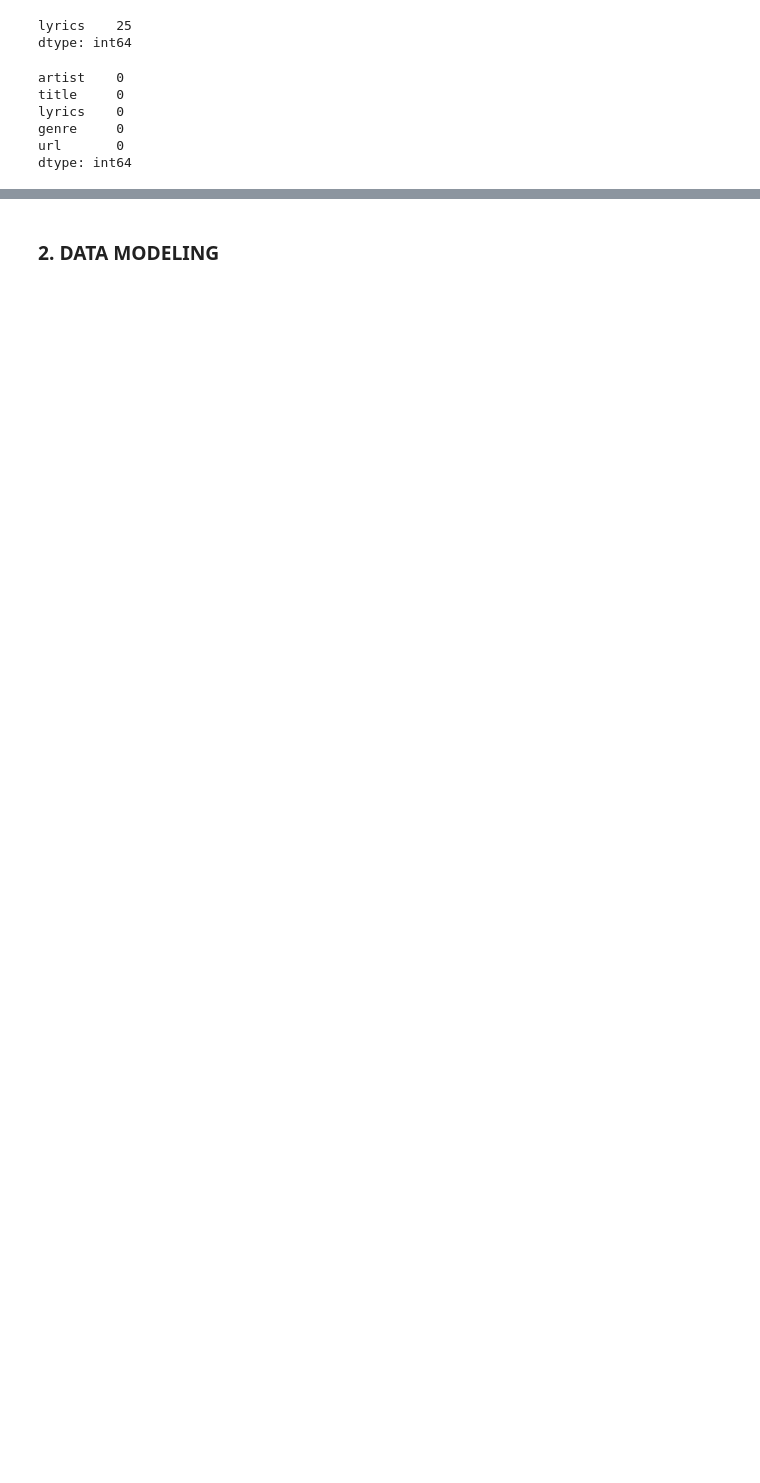
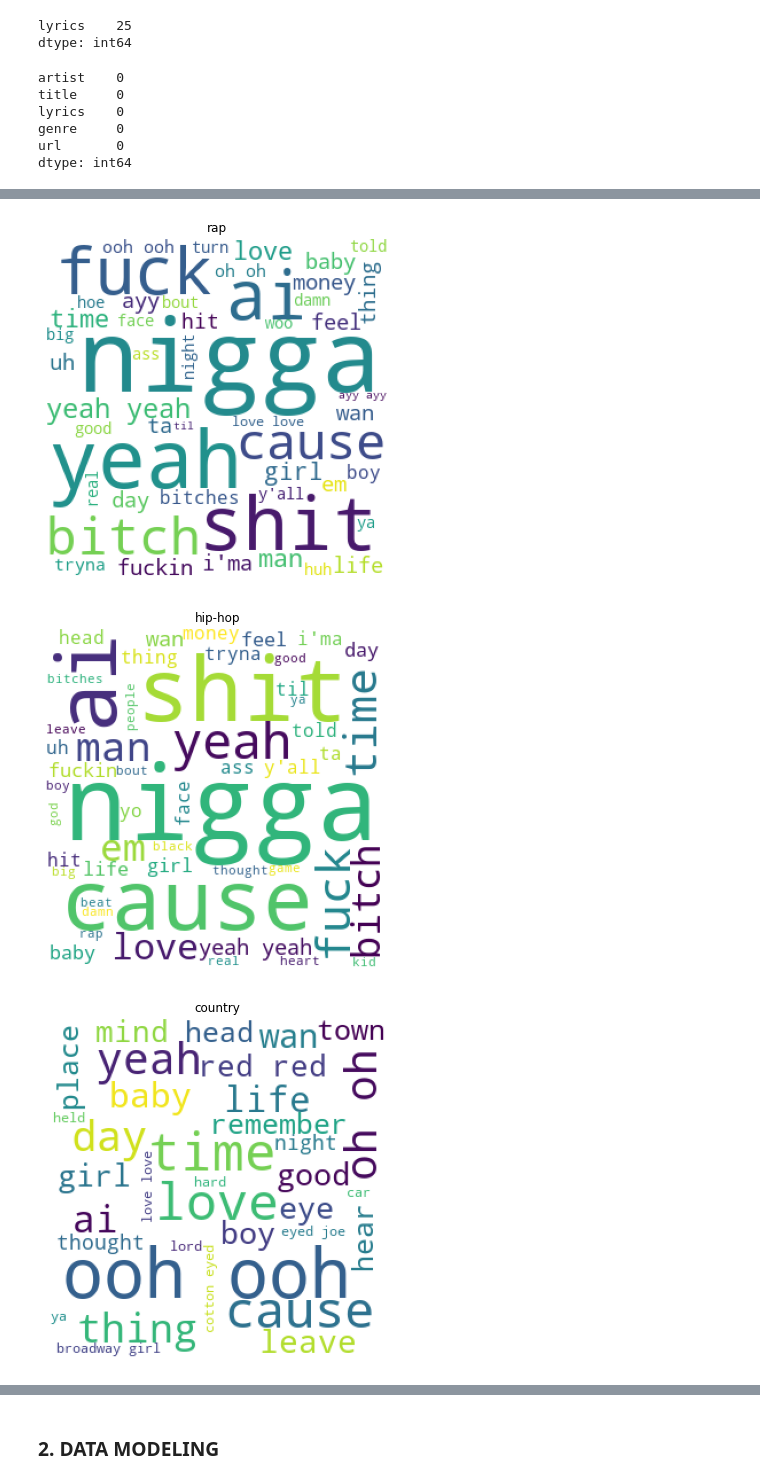
Before and after one commit to louizaaouaouche/Music-genre-classification-based-on-lyrics, a Jupyter notebook: notebook.ipynb, the cells around one changed output, grey strips where cells are left out. Cells and saved outputs as stored; diff of their text form; code cells hidden in the pictures; blank space fills up the shorter version.

```diff
--- a/notebook.ipynb
+++ b/notebook.ipynb
@@ -117,0 +189,33 @@ Name: lyrics, dtype: int64
+# %%
+data_genre = data.genre.unique()
+# %%
+data_classified = []
+for genre_lyrics in data_genre:
+    lyrics_list = []
+    for i in range(len(data.lyrics) ):
+        if (data.genre[i]==genre_lyrics):
+            lyrics_list.append(data.lyrics[i])
+    data_classified.append(lyrics_list)
+# %%
+from wordcloud import WordCloud, STOPWORDS, ImageColorGenerator
+
+index_genre = 0
+#iterate through every music genre
+for lyrics_of_genre in data_classified :
+
+    wordcloud = WordCloud(width = 300, height = 300,background_color ='white', min_font_size = 10).generate(" ".join(lyrics_of_genre)+" ")
+
+    # plot the WordCloud
+    plt.figure(figsize = (5, 5), facecolor = None)
+    plt.imshow(wordcloud)
+    plt.title(data_genre[index_genre])
+    plt.axis("off")
+    plt.tight_layout(pad = 0)
+    plt.show()
+    # Save the image in the img folder:
+    #wordcloud.to_file("img"+data_genre[index_genre]+"_words.png")
+    index_genre +=1
+# %% [output]
+[figure, added]
+[figure, added]
+[figure, added]
```
Also changed, not shown: parts of 15 cells of this notebook.
